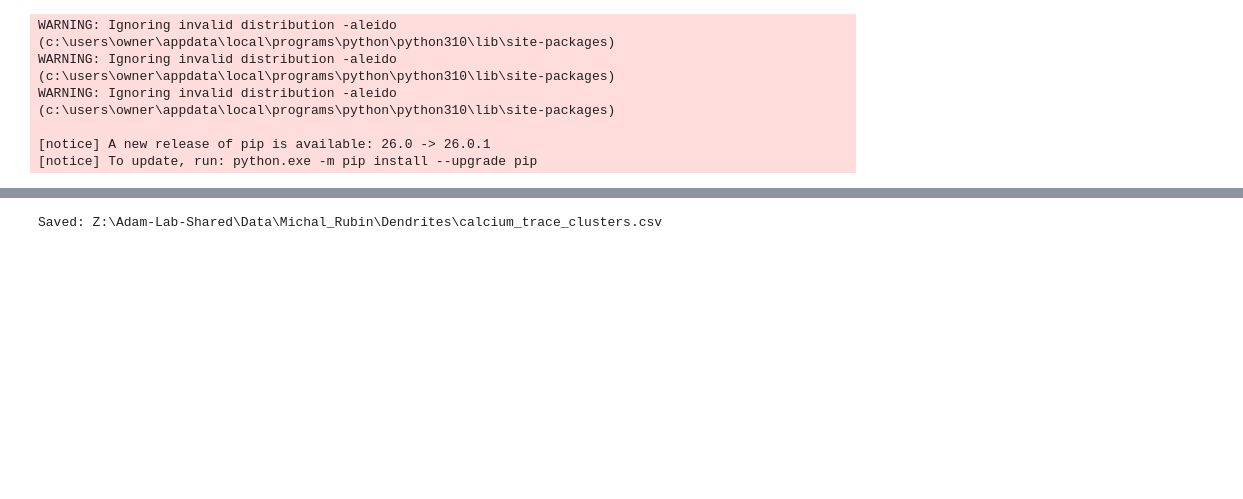
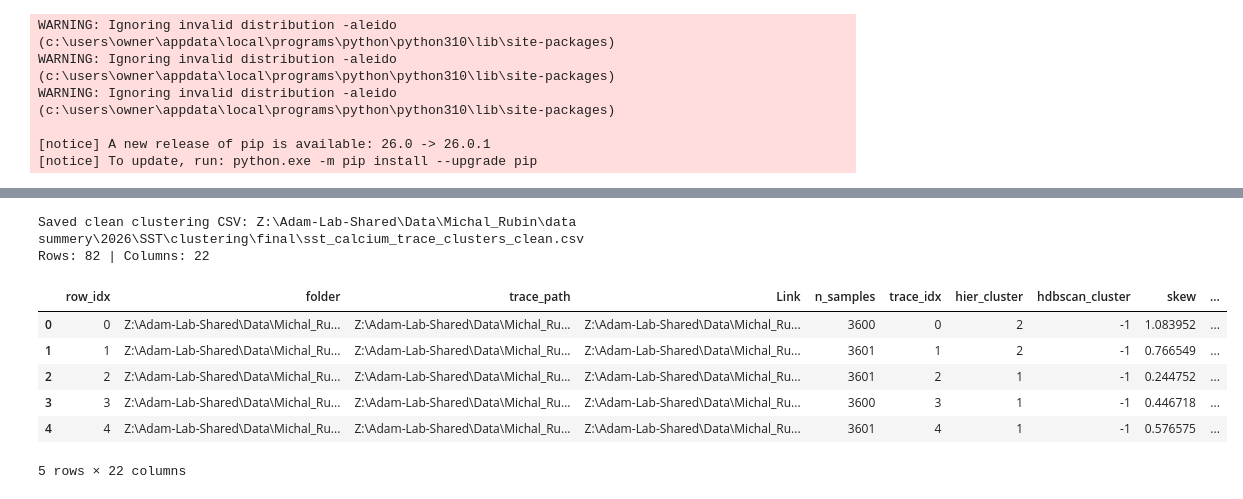
Before and after one commit to Michal-Rubin/Cal_vol_soma, a Jupyter notebook: SST_calcium_claster.ipynb, the cells around one changed output, grey strips where cells are left out. Cells and saved outputs as stored; diff of their text form; code cells hidden in the pictures; blank space fills up the shorter version.

```diff
--- a/SST_calcium_claster.ipynb
+++ b/SST_calcium_claster.ipynb
@@ -480,15 +697,68 @@ Top distinguishing features per cluster (ranked by absolute robust effect):
 ===== hdbscan_cluster =====
 No clusters to explain (after filtering).
 # %%
-# Optional: save outputs
-OUT_CSV = r"Z:\Adam-Lab-Shared\Data\Michal_Rubin\Dendrites\calcium_trace_clusters.csv"
-cluster_df.to_csv(OUT_CSV, index=False)
-print(f'Saved: {OUT_CSV}')
+# -------------------------
+# Save clean clustering output
+# -------------------------
+from pathlib import Path
+
+OUT_DIR_FINAL = Path(r"Z:\Adam-Lab-Shared\Data\Michal_Rubin\data summery\2026\SST\clustering\final")
+OUT_DIR_FINAL.mkdir(parents=True, exist_ok=True)
+
+if 'cluster_df' not in globals():
+    raise RuntimeError("Run the clustering pipeline cell first (it creates cluster_df).")
+if 'feat_df' not in globals():
+    raise RuntimeError("Run the feature extraction/clustering cell first (it creates feat_df).")
+
+# One column per feature/parameter used for clustering.
+# Features excluded in the pipeline, e.g. `std`, are not included here.
+feature_cols = [c for c in feat_df.columns if c != 'trace_idx']
+
+# Keep path + cluster labels + useful metadata + all feature columns.
+preferred_cols = [
+    'row_idx',
+    'folder',
+    'trace_path',
+    'Link',
+    'fs',
+    'n_samples',
+    'trace_idx',
+    'hier_cluster',
+    'hdbscan_cluster',
+] + feature_cols
+
+keep_cols = []
+for c in preferred_cols:
+    if c in cluster_df.columns and c not in keep_cols:
+        keep_cols.append(c)
+
+cluster_clean = cluster_df[keep_cols].copy()
+
+# Add clustering settings as columns so the CSV is self-contained.
+if 'res' in globals() and isinstance(res, dict):
+    cluster_clean['hier_cut_mode'] = res.get('hier_cut_mode', '')
+    cluster_clean['hier_distance_threshold'] = res.get('hier_distance_threshold', np.nan)
+    cluster_clean['n_hier_clusters'] = res.get('n_hier_clusters', np.nan)
+
+OUT_CSV = OUT_DIR_FINAL / 'sst_calcium_trace_clusters_clean.csv'
+cluster_clean.to_csv(OUT_CSV, index=False)
+
+print(f'Saved clean clustering CSV: {OUT_CSV}')
+print(f'Rows: {len(cluster_clean)} | Columns: {len(cluster_clean.columns)}')
+display(cluster_clean.head())
 
 if not HDBSCAN_AVAILABLE:
     print('hdbscan is not installed in this environment. Install with: pip install hdbscan')
 # %% [output]
-Saved: Z:\Adam-Lab-Shared\Data\Michal_Rubin\Dendrites\calcium_trace_clusters.csv
+Saved clean clustering CSV: Z:\Adam-Lab-Shared\Data\Michal_Rubin\data summery\2026\SST\clustering\final\sst_calcium_trace_clusters_clean.csv
+Rows: 82 | Columns: 22
+|  | row_idx | folder | trace_path | Link | n_samples | trace_idx | hier_cluster | hdbscan_cluster | skew | ... |
+| 0 | 0 | Z:\Adam-Lab-Shared\Data\Michal_Ru... | Z:\Adam-Lab-Shared\Data\Michal_Ru... | Z:\Adam-Lab-Shared\Data\Michal_Ru... | 3600 | 0 | 2 | -1 | 1.083952 | ... |
+| 1 | 1 | Z:\Adam-Lab-Shared\Data\Michal_Ru... | Z:\Adam-Lab-Shared\Data\Michal_Ru... | Z:\Adam-Lab-Shared\Data\Michal_Ru... | 3601 | 1 | 2 | -1 | 0.766549 | ... |
+| 2 | 2 | Z:\Adam-Lab-Shared\Data\Michal_Ru... | Z:\Adam-Lab-Shared\Data\Michal_Ru... | Z:\Adam-Lab-Shared\Data\Michal_Ru... | 3601 | 2 | 1 | -1 | 0.244752 | ... |
+| 3 | 3 | Z:\Adam-Lab-Shared\Data\Michal_Ru... | Z:\Adam-Lab-Shared\Data\Michal_Ru... | Z:\Adam-Lab-Shared\Data\Michal_Ru... | 3600 | 3 | 1 | -1 | 0.446718 | ... |
+| 4 | 4 | Z:\Adam-Lab-Shared\Data\Michal_Ru... | Z:\Adam-Lab-Shared\Data\Michal_Ru... | Z:\Adam-Lab-Shared\Data\Michal_Ru... | 3601 | 4 | 1 | -1 | 0.576575 | ... |
+5 rows × 22 columns
 # %%
 # -------------------------
 # PCA attribute interpretation (what each PC represents)
```
Also changed, not shown: parts of 13 cells of this notebook, 27 other files.
